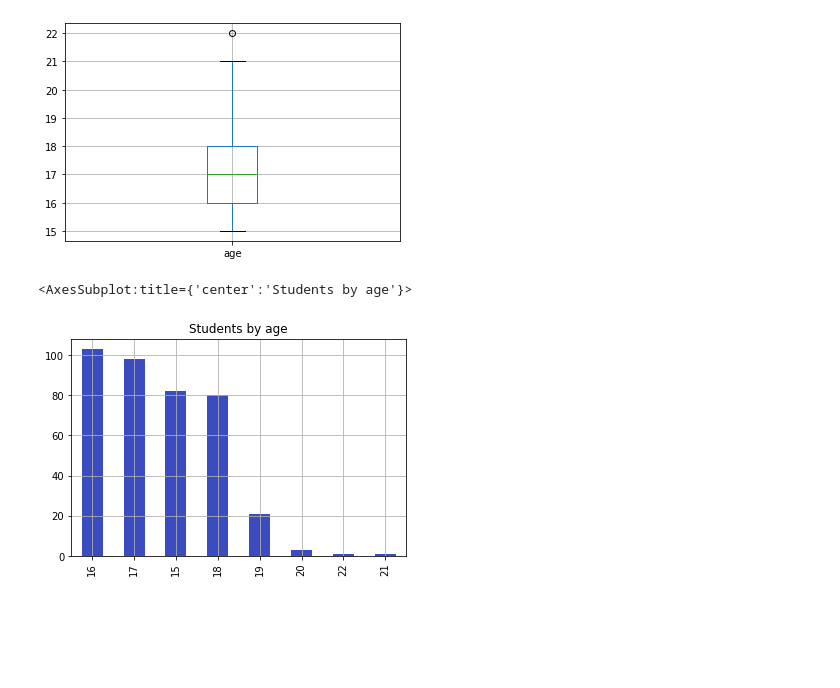
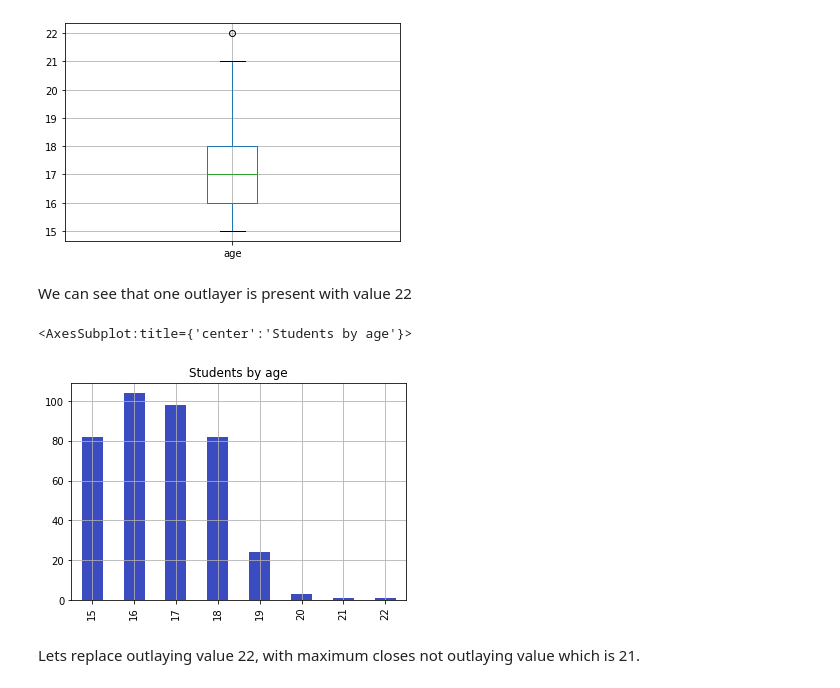
Before and after one commit to mka4/skillfactory, a Jupyter notebook: module_2/eda_students.ipynb, the cells around one changed output. Drawn from its saved outputs; the diff is of its cells as text; code cells hidden in the pictures; blank space fills up the shorter version.

```diff
--- a/module_2/eda_students.ipynb
+++ b/module_2/eda_students.ipynb
@@ -116,7 +116,7 @@ for row in nom_categories:
     if unexpected_val:
         printmd(f"#### Unexpected values found: {unexpected_val}")
         #At first replace with NaN to prepare for the next step
-        students = replace_fail_with_nan(students, "Fedu", [0,1,2,3,4])
+        students = replace_fail_with_nan(students, row, [0,1,2,3,4])
         replace_empty = True
     else:
         printmd(f"#### No Unexpected values discovered")
@@ -200,11 +202,15 @@ students.boxplot(column=['age'])
 # %% [output]
 <AxesSubplot:>
 [figure]
+# %% [markdown]
+We can see that one outlayer is present with value 22
 # %%
-students['age'].value_counts().plot(kind = 'bar',
+students['age'].value_counts().sort_index().plot(kind = 'bar',
                               grid = True,
                               colormap = 'coolwarm',
                               title = 'Students by age')
 # %% [output]
 <AxesSubplot:title={'center':'Students by age'}>
-[figure, old version]
+[figure, new version]
+# %% [markdown]
+Lets replace outlaying value 22, with maximum closes not outlaying value which is 21.
```
Also changed, not shown: parts of 35 cells of this notebook.
